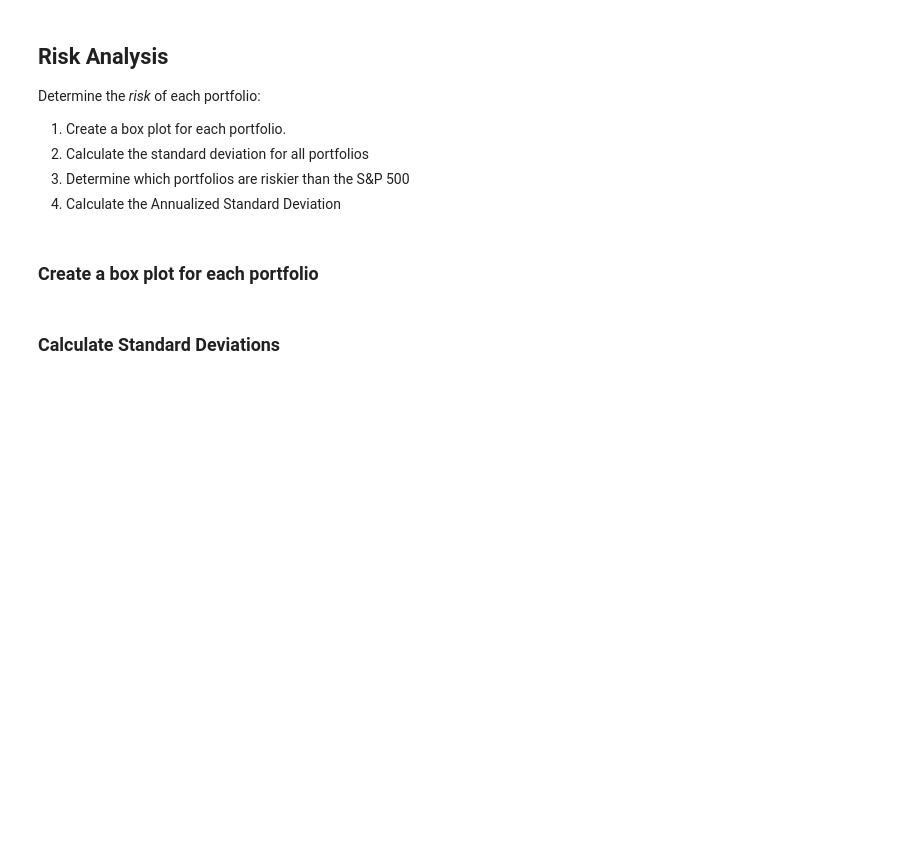
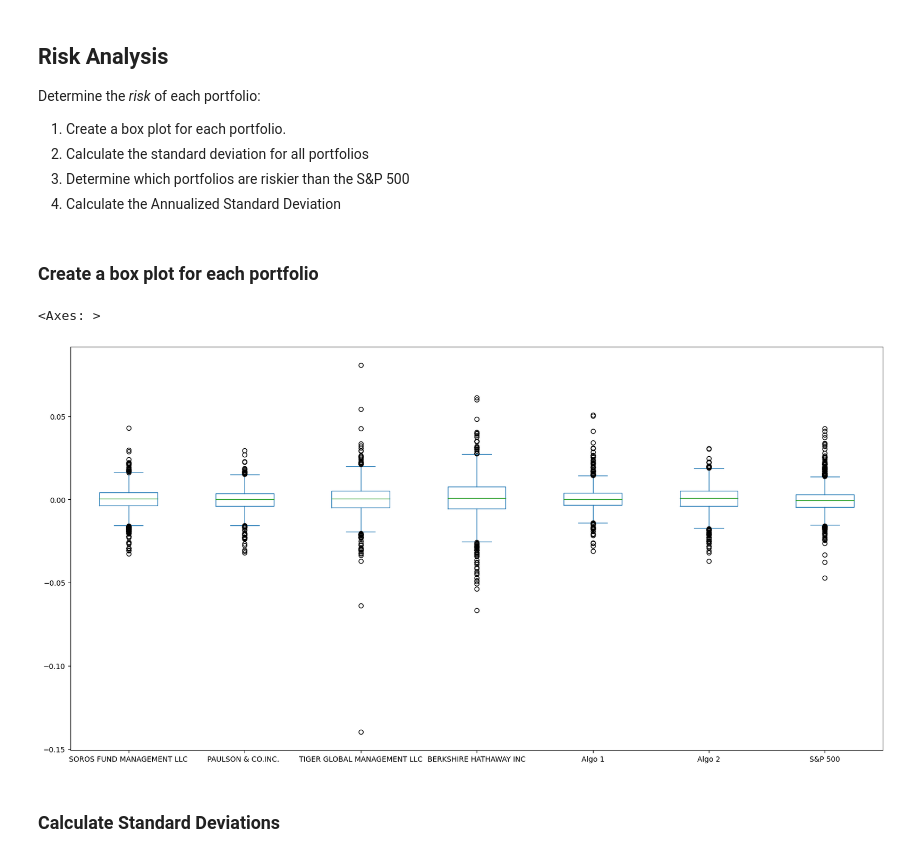
Before and after one commit to eazy2324/whale-analysis, a Jupyter notebook: whale_analysis.ipynb, the cells around one changed output. Drawn from its saved outputs; the diff is of its cells as text; code cells hidden in the pictures; blank space fills up the shorter version.

```diff
--- a/whale_analysis.ipynb
+++ b/whale_analysis.ipynb
@@ -107,6 +138,10 @@ Determine the _risk_ of each portfolio:
 ### Create a box plot for each portfolio
 # %%
 # Box plot to visually show risk
+all_returns_df.plot.box(figsize=(20,10))
+# %% [output]
+<Axes: >
+[figure, added]
 # %% [markdown]
 ### Calculate Standard Deviations
 # %%
```
Also changed, not shown: parts of 43 cells of this notebook.
